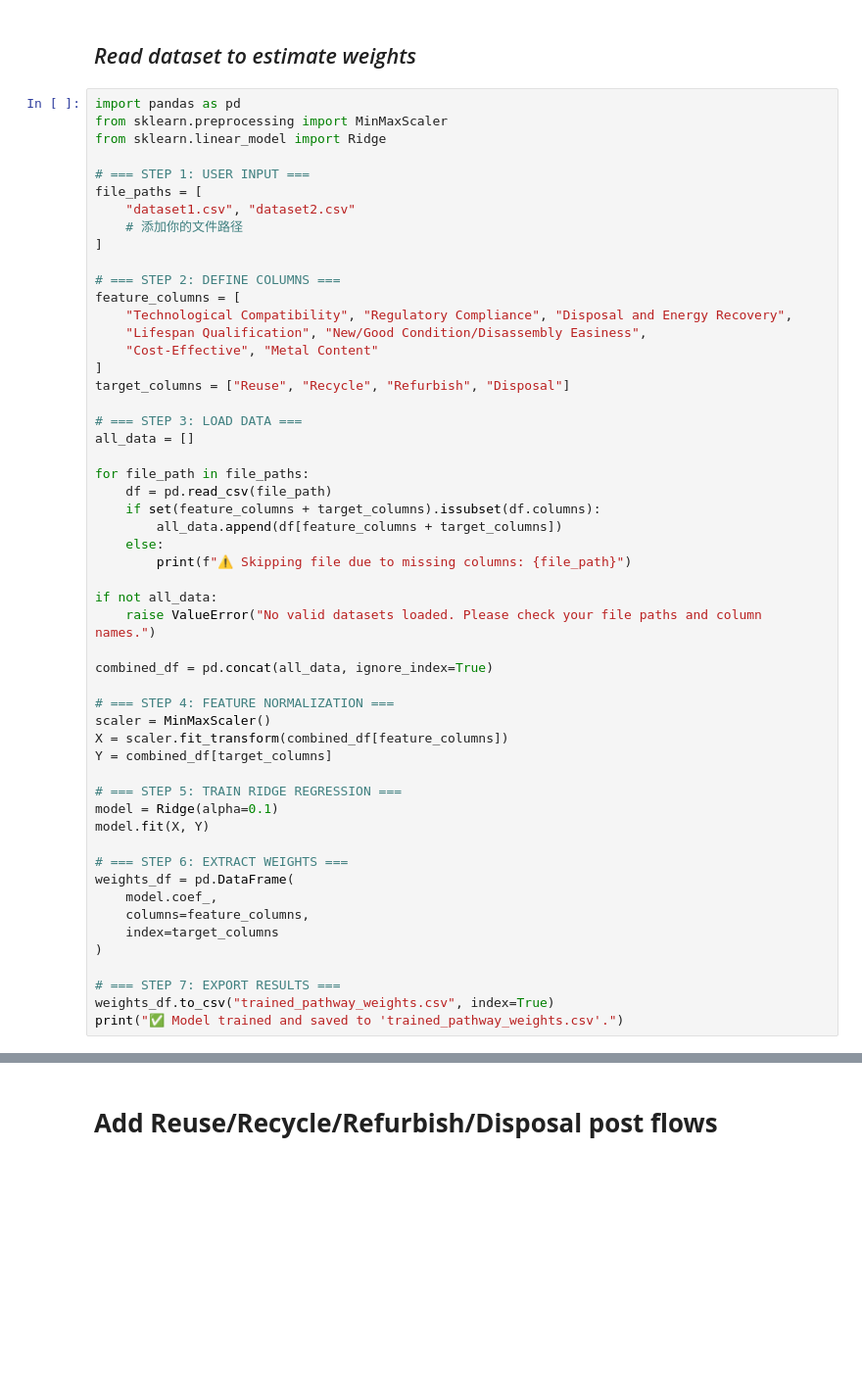
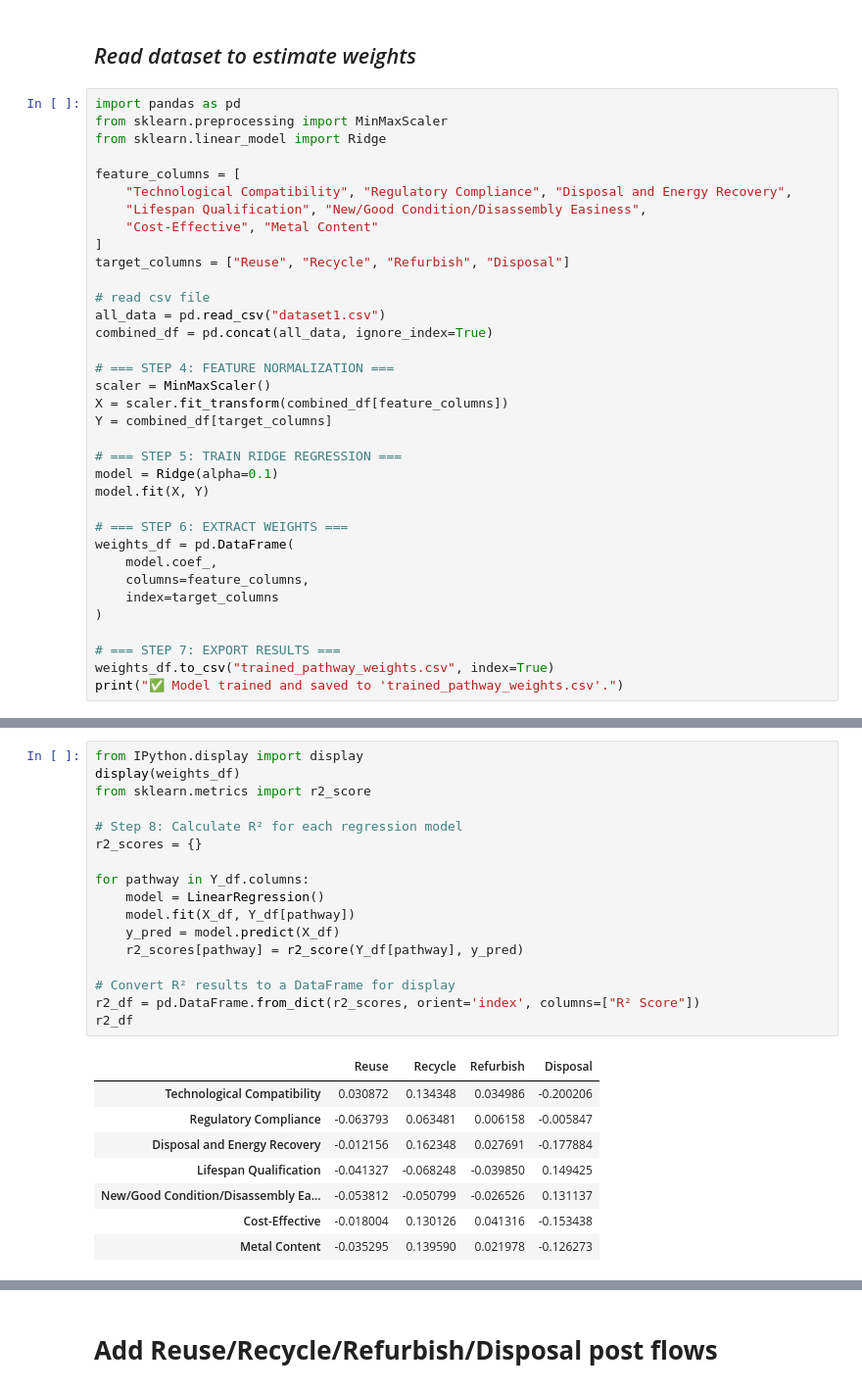
Before and after one commit to shuyanxiong/Integrated_Framework_Stock_Estimation, a Jupyter notebook: CCP.ipynb, the cells around one changed output, grey strips where cells are left out. Shown at 98% size. Cells and saved outputs as stored; diff of their text form; blank space fills up the shorter version.

```diff
--- a/CCP.ipynb
+++ b/CCP.ipynb
@@ -342,13 +342,6 @@ import pandas as pd
 from sklearn.preprocessing import MinMaxScaler
 from sklearn.linear_model import Ridge
 
-# === STEP 1: USER INPUT ===
-file_paths = [
-    "dataset1.csv", "dataset2.csv"
-    # 添加你的文件路径
-]
-
-# === STEP 2: DEFINE COLUMNS ===
 feature_columns = [
     "Technological Compatibility", "Regulatory Compliance", "Disposal and Energy Recovery",
     "Lifespan Qualification", "New/Good Condition/Disassembly Easiness",
@@ -356,19 +349,8 @@ feature_columns = [
 ]
 target_columns = ["Reuse", "Recycle", "Refurbish", "Disposal"]
 
-# === STEP 3: LOAD DATA ===
-all_data = []
-
-for file_path in file_paths:
-    df = pd.read_csv(file_path)
-    if set(feature_columns + target_columns).issubset(df.columns):
-        all_data.append(df[feature_columns + target_columns])
-    else:
-        print(f"⚠️ Skipping file due to missing columns: {file_path}")
-
-if not all_data:
-    raise ValueError("No valid datasets loaded. Please check your file paths and column names.")
-
+# read csv file
+all_data = pd.read_csv("dataset1.csv")
 combined_df = pd.concat(all_data, ignore_index=True)
 
 # === STEP 4: FEATURE NORMALIZATION ===
@@ -392,0 +450,26 @@ print("✅ Model trained and saved to 'trained_pathway_weights.csv'.")
+# %%
+from IPython.display import display
+display(weights_df)
+from sklearn.metrics import r2_score
+
+# Step 8: Calculate R² for each regression model
+r2_scores = {}
+
+for pathway in Y_df.columns:
+    model = LinearRegression()
+    model.fit(X_df, Y_df[pathway])
+    y_pred = model.predict(X_df)
+    r2_scores[pathway] = r2_score(Y_df[pathway], y_pred)
+
+# Convert R² results to a DataFrame for display
+r2_df = pd.DataFrame.from_dict(r2_scores, orient='index', columns=["R² Score"])
+r2_df
+# %% [output]
+|  | Reuse | Recycle | Refurbish | Disposal |
+| Technological Compatibility | 0.030872 | 0.134348 | 0.034986 | -0.200206 |
+| Regulatory Compliance | -0.063793 | 0.063481 | 0.006158 | -0.005847 |
+| Disposal and Energy Recovery | -0.012156 | 0.162348 | 0.027691 | -0.177884 |
+| Lifespan Qualification | -0.041327 | -0.068248 | -0.039850 | 0.149425 |
+| New/Good Condition/Disassembly Ea... | -0.053812 | -0.050799 | -0.026526 | 0.131137 |
+| Cost-Effective | -0.018004 | 0.130126 | 0.041316 | -0.153438 |
+| Metal Content | -0.035295 | 0.139590 | 0.021978 | -0.126273 |
```
Also changed, not shown: parts of 10 cells of this notebook, 2 other files.
